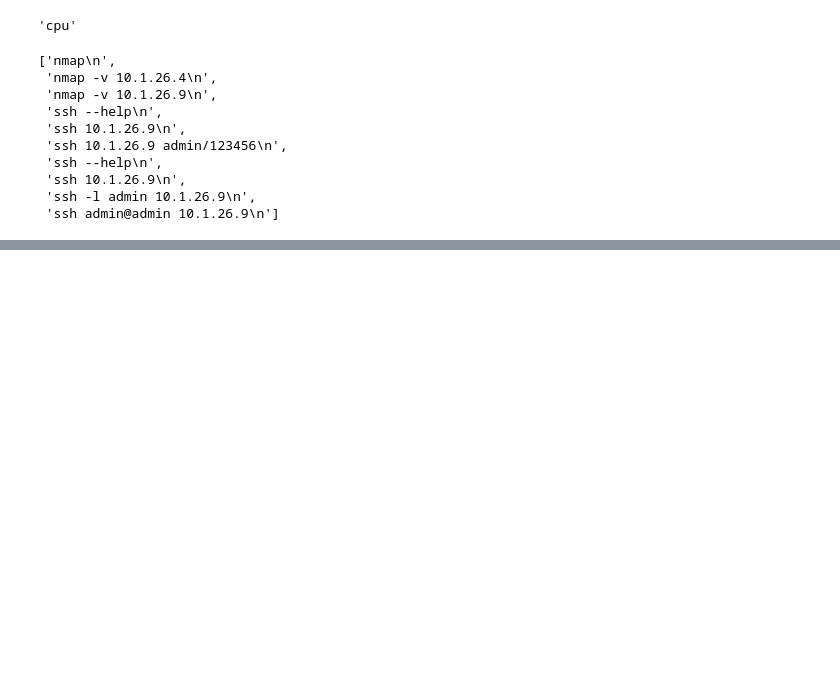
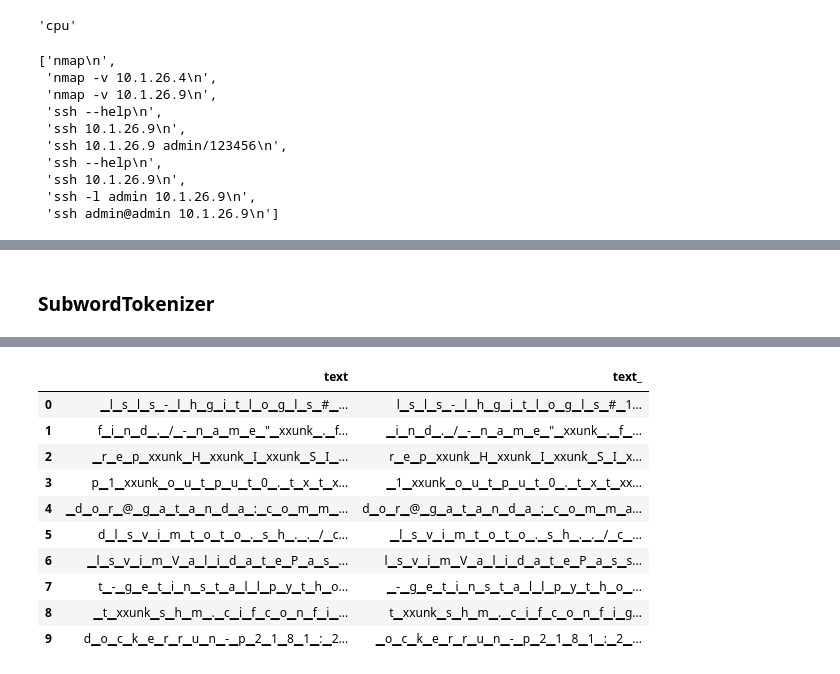
Before and after one commit to chTeut/gnn_project, a Jupyter notebook: FastAI/shell_cmd_transformer.ipynb, the cells around one changed output, grey strips where cells are left out. Saved outputs shown, nothing was run; the diff lists cells and outputs as text; code cells hidden in the pictures; blank space fills up the shorter version.

```diff
--- a/FastAI/shell_cmd_transformer.ipynb
+++ b/FastAI/shell_cmd_transformer.ipynb
@@ -221,0 +228,40 @@ dls.show_batch(max_n=10)
+# %% [markdown]
+### SubwordTokenizer
+# %%
+class MyTokenizer(Transform):
+    def setups(self, items):
+        self.tok = SubwordTokenizer(vocab_sz=200)
+        self.tok.setup(items)
+
+    def encodes(self, txts):
+        with open(txts, 'r') as file:
+            content = file.read()
+        flattened_list = [item for sublist in list(self.tok(content)) for item in sublist]
+        return flattened_list
+
+    def decodes(self, encoded):
+        decoded_values = TitledStr(''.join(encoded))
+        return  decoded_values
+
+class MyNumerizer(Transform):
+    def setups(self, items):
+        self.num = Numericalize()
+        self.num.setup(items)
+        self.vocab = self.num.vocab
+
+
+    def encodes(self, toks):
+        return self.num(toks)
+
+    def decodes(self, encoded):
+        return self.num.decode(encoded)
+
+limit = 100
+path_test = '/home/chris/University/gnn_project/'
+tfms = [[MyTokenizer(),MyNumerizer()]]
+files = get_text_files(path_test, folders = ['data'])
+dsets = Datasets(files[:limit], tfms)
+dls = dsets.dataloaders(dl_type=LMDataLoader, bs=64)
+
+dls.show_batch(max_n=10)
+# %% [output]
@@ -221,0 +269,11 @@ dls.show_batch(max_n=10)
+|  | text | text_ |
+| 0 | ▁l▁s▁l▁s▁-▁l▁h▁g▁i▁t▁l▁o▁g▁l▁s▁#▁... | l▁s▁l▁s▁-▁l▁h▁g▁i▁t▁l▁o▁g▁l▁s▁#▁1... |
+| 1 | f▁i▁n▁d▁.▁/▁-▁n▁a▁m▁e▁"▁xxunk▁.▁f... | ▁i▁n▁d▁.▁/▁-▁n▁a▁m▁e▁"▁xxunk▁.▁f▁... |
+| 2 | ▁r▁e▁p▁xxunk▁H▁xxunk▁I▁xxunk▁S▁I▁... | r▁e▁p▁xxunk▁H▁xxunk▁I▁xxunk▁S▁I▁x... |
+| 3 | p▁1▁xxunk▁o▁u▁t▁p▁u▁t▁0▁.▁t▁x▁t▁x... | ▁1▁xxunk▁o▁u▁t▁p▁u▁t▁0▁.▁t▁x▁t▁xx... |
+| 4 | ▁d▁o▁r▁@▁g▁a▁t▁a▁n▁d▁a▁:▁c▁o▁m▁m▁... | d▁o▁r▁@▁g▁a▁t▁a▁n▁d▁a▁:▁c▁o▁m▁m▁a... |
+| 5 | d▁l▁s▁v▁i▁m▁t▁o▁t▁o▁.▁s▁h▁.▁.▁/▁c... | ▁l▁s▁v▁i▁m▁t▁o▁t▁o▁.▁s▁h▁.▁.▁/▁c▁... |
+| 6 | ▁l▁s▁v▁i▁m▁V▁a▁l▁i▁d▁a▁t▁e▁P▁a▁s▁... | l▁s▁v▁i▁m▁V▁a▁l▁i▁d▁a▁t▁e▁P▁a▁s▁s... |
+| 7 | t▁-▁g▁e▁t▁i▁n▁s▁t▁a▁l▁l▁p▁y▁t▁h▁o... | ▁-▁g▁e▁t▁i▁n▁s▁t▁a▁l▁l▁p▁y▁t▁h▁o▁... |
+| 8 | ▁t▁xxunk▁s▁h▁m▁.▁c▁i▁f▁c▁o▁n▁f▁i▁... | t▁xxunk▁s▁h▁m▁.▁c▁i▁f▁c▁o▁n▁f▁i▁g... |
+| 9 | d▁o▁c▁k▁e▁r▁r▁u▁n▁-▁p▁2▁1▁8▁1▁:▁2... | ▁o▁c▁k▁e▁r▁r▁u▁n▁-▁p▁2▁1▁8▁1▁:▁2▁... |
```
Also changed, not shown: parts of 20 cells of this notebook, 1 other file.
